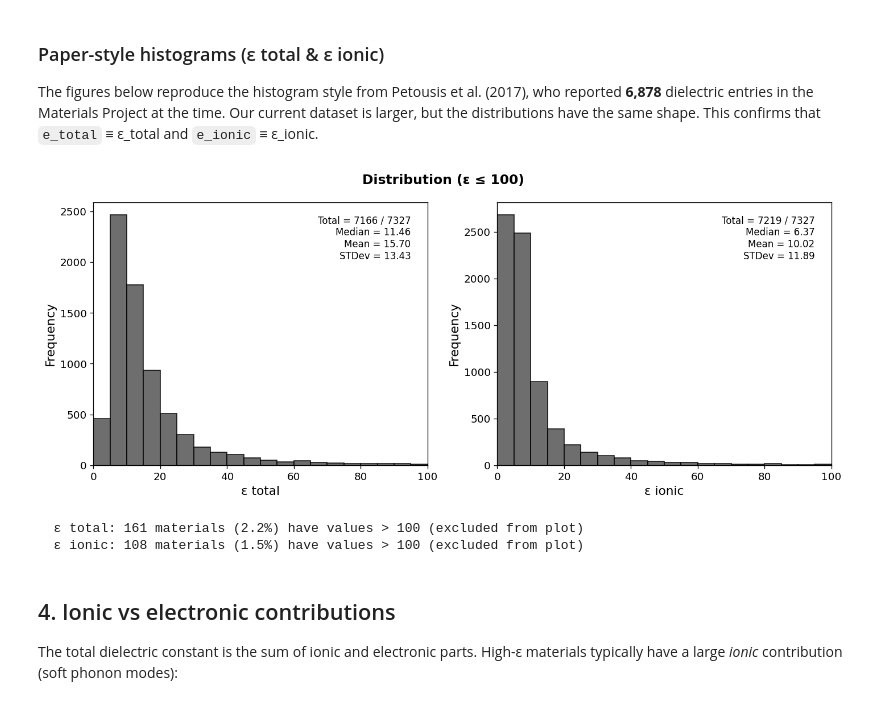
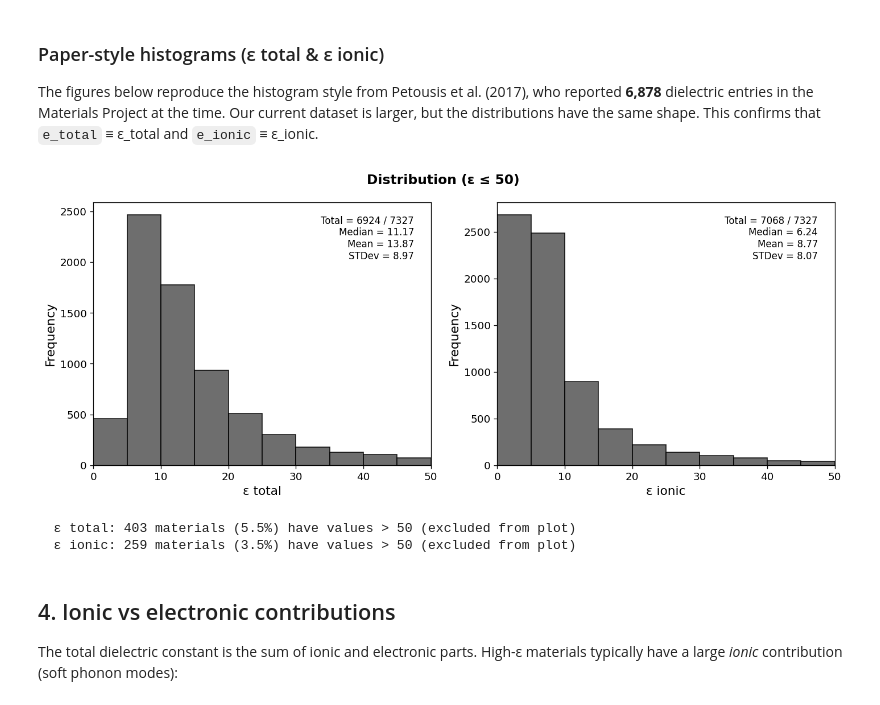
Before and after one commit to Kristin-Ka/AI4MAT, a Jupyter notebook: notebooks/01_mp_dielectric_dataset.ipynb, the cells around one changed output. Drawn from its saved outputs; the diff is of its cells as text; code cells hidden in the pictures.

```diff
--- a/notebooks/01_mp_dielectric_dataset.ipynb
+++ b/notebooks/01_mp_dielectric_dataset.ipynb
@@ -119,39 +119,39 @@ The figures below reproduce the histogram style from Petousis et al. (2017), who
 # %%
 fig, axes = plt.subplots(1, 2, figsize=(12, 5))
 
-bins = np.arange(0, 105, 5)
+bins = np.arange(0, 55, 5)
 
 for ax, col, label in zip(axes, ["e_total", "e_ionic"], ["ε total", "ε ionic"]):
     vals = df[col]
-    clipped = vals[vals <= 100]
+    clipped = vals[vals <= 50]
     ax.hist(clipped, bins=bins, edgecolor="black", color="#555555", alpha=0.85)
     ax.set_xlabel(label, fontsize=13)
     ax.set_ylabel("Frequency", fontsize=13)
-    ax.set_xlim(0, 100)
+    ax.set_xlim(0, 50)
 
-    # Stats over the ≤100 subset
+    # Stats over the ≤50 subset
     total = len(clipped)
     med = clipped.median()
     std = clipped.std()
     stats_text = (f"Total = {total} / {len(vals)}\nMedian = {med:.2f}\n"
                   f"Mean = {clipped.mean():.2f}\nSTDev = {std:.2f}")
     ax.text(0.95, 0.95, stats_text, transform=ax.transAxes,
             fontsize=10, verticalalignment="top", horizontalalignment="right",
             bbox=dict(boxstyle="square,pad=0.3", facecolor="white", edgecolor="none", alpha=0.8))
 
-plt.suptitle("Distribution (ε ≤ 100)", fontsize=14, fontweight="bold")
+plt.suptitle("Distribution (ε ≤ 50)", fontsize=14, fontweight="bold")
 plt.tight_layout()
 plt.show()
 
 # How many materials are excluded
 for col, label in [("e_total", "ε total"), ("e_ionic", "ε ionic")]:
     n_all = len(df[col])
-    n_over = (df[col] > 100).sum()
-    print(f"  {label}: {n_over} materials ({100*n_over/n_all:.1f}%) have values > 100 (excluded from plot)")
+    n_over = (df[col] > 50).sum()
+    print(f"  {label}: {n_over} materials ({100*n_over/n_all:.1f}%) have values > 50 (excluded from plot)")
 # %% [output]
-[figure, old version]
+[figure, new version]
-  ε total: 161 materials (2.2%) have values > 100 (excluded from plot)
-  ε ionic: 108 materials (1.5%) have values > 100 (excluded from plot)
+  ε total: 403 materials (5.5%) have values > 50 (excluded from plot)
+  ε ionic: 259 materials (3.5%) have values > 50 (excluded from plot)
 # %% [markdown]
 ## 4. Ionic vs electronic contributions
 
```
